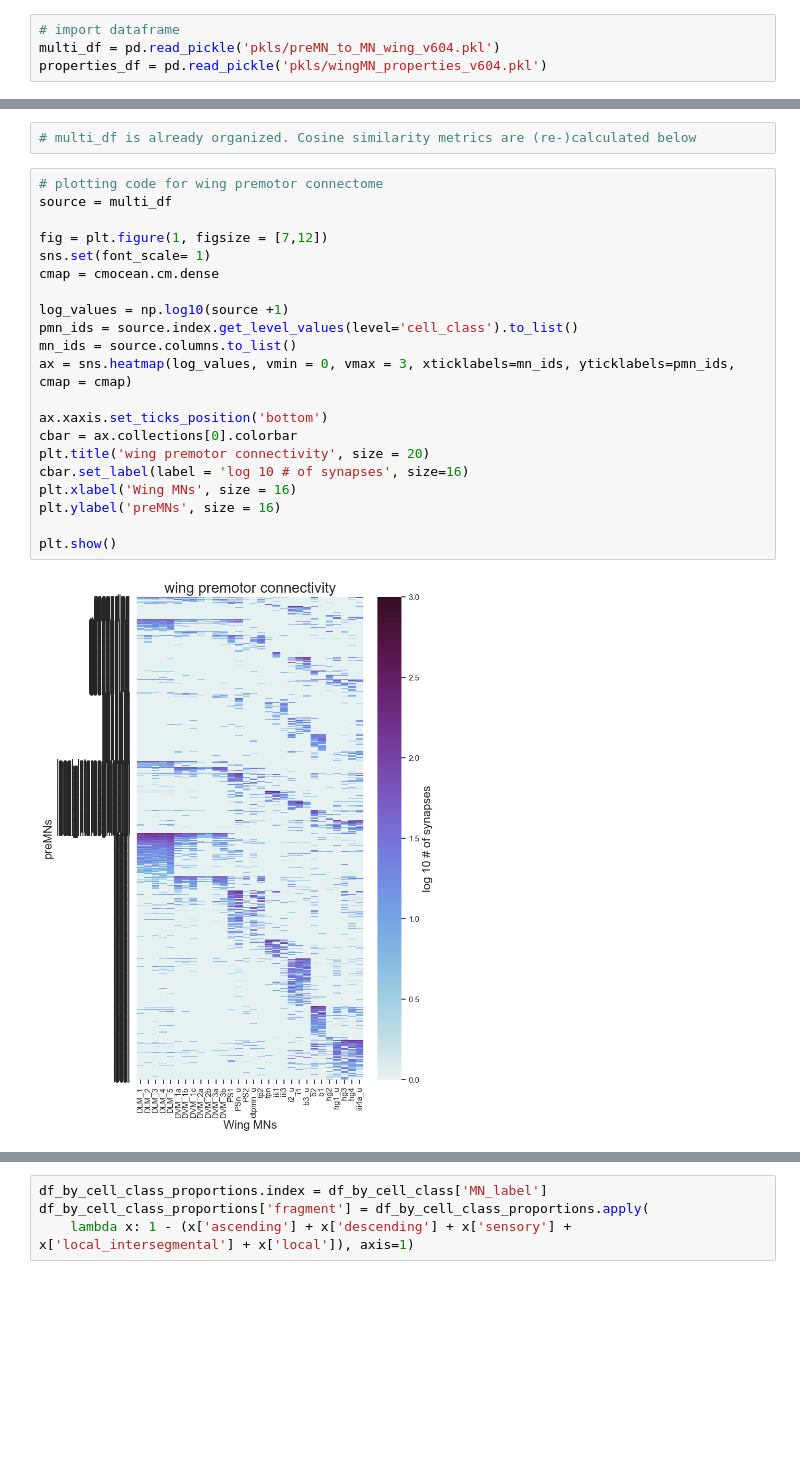
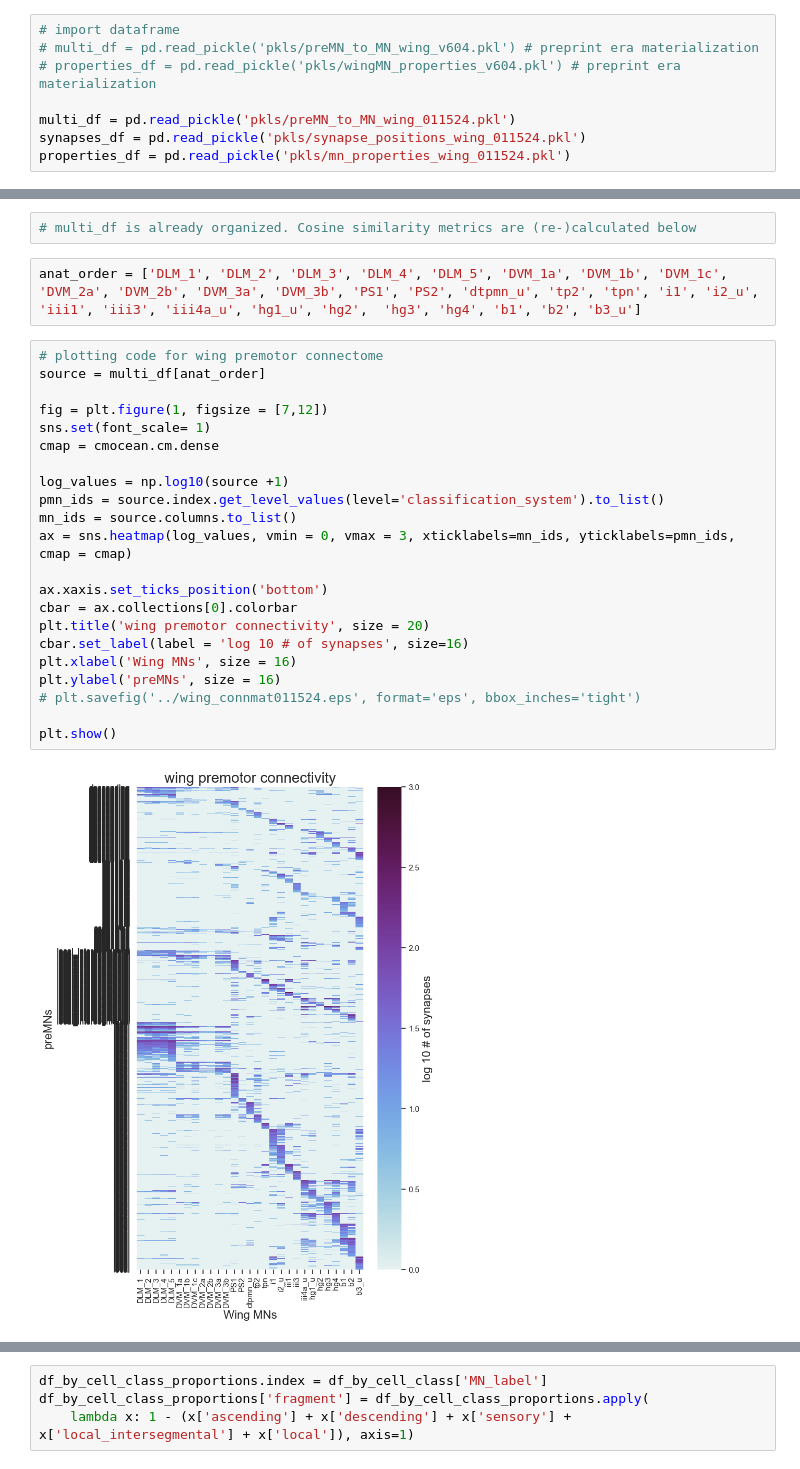
Before and after one commit to tuthill-lab/Lesser_Azevedo_2023, a Jupyter notebook: plot_from_pkl.ipynb, the cells around one changed output, grey strips where cells are left out. Drawn from its saved outputs; the diff is of its cells as text; blank space fills up the shorter version.

Commit message:
updated plotting code

```diff
--- a/plot_from_pkl.ipynb
+++ b/plot_from_pkl.ipynb
@@ -11,5 +11,9 @@ import cmocean
 import ptitprince as pt
 # %%
 # import dataframe
-multi_df = pd.read_pickle('pkls/preMN_to_MN_wing_v604.pkl')
-properties_df = pd.read_pickle('pkls/wingMN_properties_v604.pkl')
+# multi_df = pd.read_pickle('pkls/preMN_to_MN_wing_v604.pkl') # preprint era materialization
+# properties_df = pd.read_pickle('pkls/wingMN_properties_v604.pkl') # preprint era materialization
+
+multi_df = pd.read_pickle('pkls/preMN_to_MN_wing_011524.pkl')
+synapses_df = pd.read_pickle('pkls/synapse_positions_wing_011524.pkl')
+properties_df = pd.read_pickle('pkls/mn_properties_wing_011524.pkl')
@@ -16,25 +66,28 @@ properties_df = pd.read_pickle('pkls/wingMN_properties_v604.pkl')
 # %%
 # multi_df is already organized. Cosine similarity metrics are (re-)calculated below
+# %%
+anat_order = ['DLM_1', 'DLM_2', 'DLM_3', 'DLM_4', 'DLM_5', 'DVM_1a', 'DVM_1b', 'DVM_1c', 'DVM_2a', 'DVM_2b', 'DVM_3a', 'DVM_3b', 'PS1', 'PS2', 'dtpmn_u', 'tp2', 'tpn', 'i1', 'i2_u', 'iii1', 'iii3', 'iii4a_u', 'hg1_u', 'hg2',  'hg3', 'hg4', 'b1', 'b2', 'b3_u']
 # %%
 # plotting code for wing premotor connectome
-source = multi_df
+source = multi_df[anat_order]
 
 fig = plt.figure(1, figsize = [7,12])
 sns.set(font_scale= 1)
 cmap = cmocean.cm.dense
 
 log_values = np.log10(source +1)
-pmn_ids = source.index.get_level_values(level='cell_class').to_list()
+pmn_ids = source.index.get_level_values(level='classification_system').to_list()
 mn_ids = source.columns.to_list()
 ax = sns.heatmap(log_values, vmin = 0, vmax = 3, xticklabels=mn_ids, yticklabels=pmn_ids, cmap = cmap)
 
 ax.xaxis.set_ticks_position('bottom')
 cbar = ax.collections[0].colorbar
 plt.title('wing premotor connectivity', size = 20)
 cbar.set_label(label = 'log 10 # of synapses', size=16)
 plt.xlabel('Wing MNs', size = 16)
 plt.ylabel('preMNs', size = 16)
+# plt.savefig('../wing_connmat011524.eps', format='eps', bbox_inches='tight')
 
 plt.show()
 # %% [output]
-[figure, old version]
+[figure, new version]
```
Also changed, not shown: parts of 32 cells of this notebook, 3 other files.
